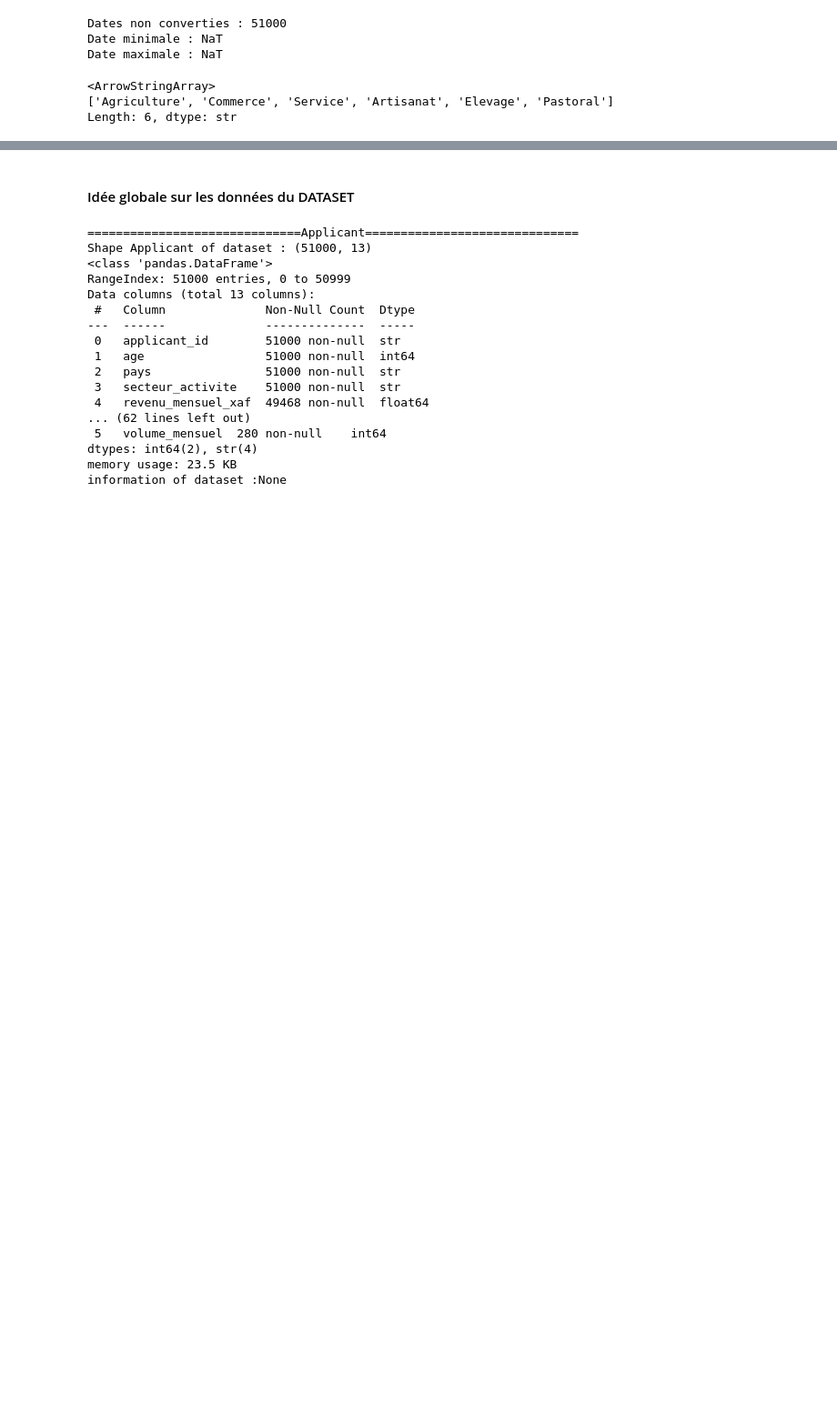
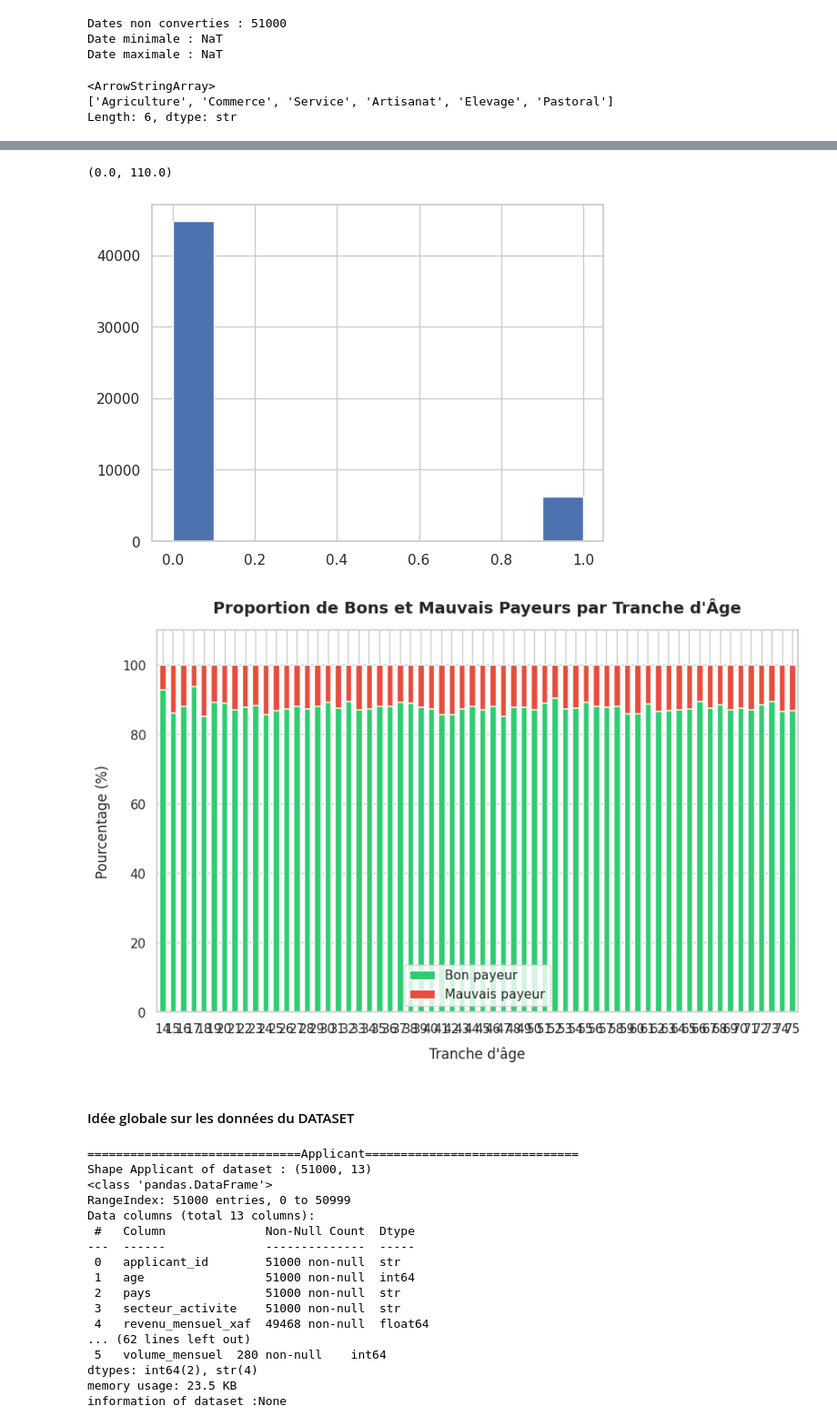
Before and after one commit to Codeur63/Projet-3, a Jupyter notebook: notebooks/EDA.ipynb, the cells around one changed output, grey strips where cells are left out. Shown at 91% size. Cells and saved outputs as stored; diff of their text form; code cells hidden in the pictures; blank space fills up the shorter version.

```diff
--- a/notebooks/EDA.ipynb
+++ b/notebooks/EDA.ipynb
@@ -132,3 +187,35 @@ Length: 6, dtype: str
+# %%
+df_a['defaut_paiement'].hist()
+
+bins = [18, 25, 35, 45, 55, 65]
+labels = ['18-24 ans', '25-34 ans', '35-44 ans', '45-54 ans', '55-64 ans']
+df_a['tranche_age'] = pd.cut(df_a['age'], bins=bins, labels=labels, right=False)
+
+# 3. Calculer les proportions (pourcentages) par tranche d'âge
+df_counts = df_a.groupby(['age', 'defaut_paiement'], observed=False).size().unstack(fill_value=0)
+df_percentages = df_counts.div(df_counts.sum(axis=1), axis=0) * 100
+
+df_percentages.columns = ['Bon payeur', 'Mauvais payeur']
+
+plt.figure(figsize=(10, 6))
+
+df_percentages.plot(
+    kind='bar',
+    stacked=True,
+    color=['#2ecc71', '#e74c3c'],  # Vert pour bon, Rouge pour mauvais
+    ax=plt.gca(),
+    width=0.6
+)
+
+plt.title("Proportion de Bons et Mauvais Payeurs par Tranche d'Âge", fontsize=14, fontweight='bold', pad=15)
+plt.xlabel("Tranche d'âge", fontsize=12, labelpad=10)
+plt.ylabel("Pourcentage (%)", fontsize=12, labelpad=10)
+plt.xticks(rotation=0)
+plt.ylim(0, 110)
+# %% [output]
+(0.0, 110.0)
+[figure, added]
+[figure, added]
 # %% [markdown]
 #### Idée globale sur les données du DATASET
 # %%
```
Also changed, not shown: parts of 17 cells of this notebook, 1 other file.
